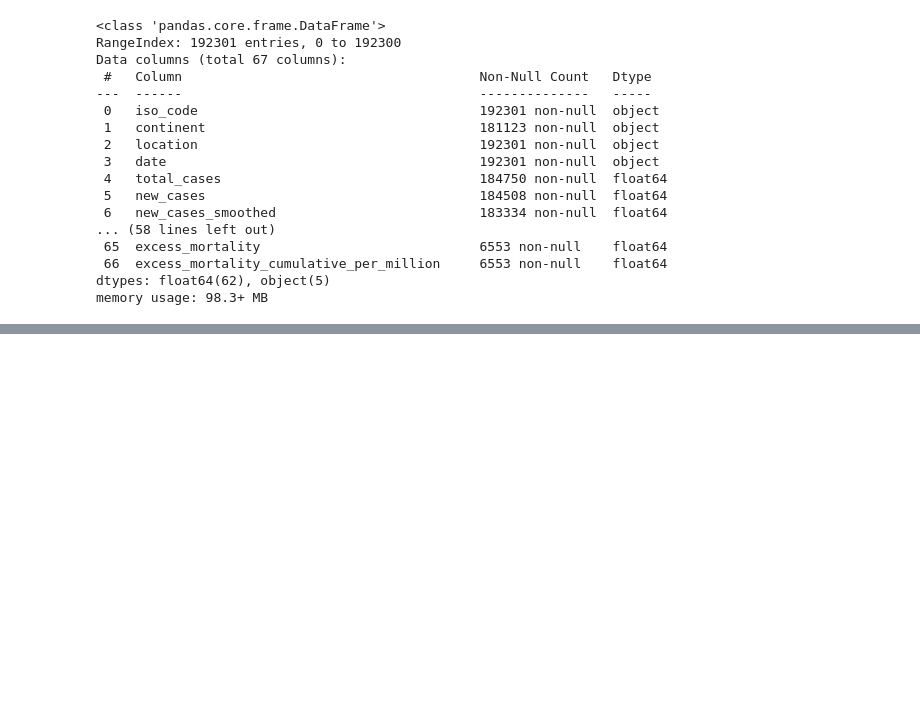
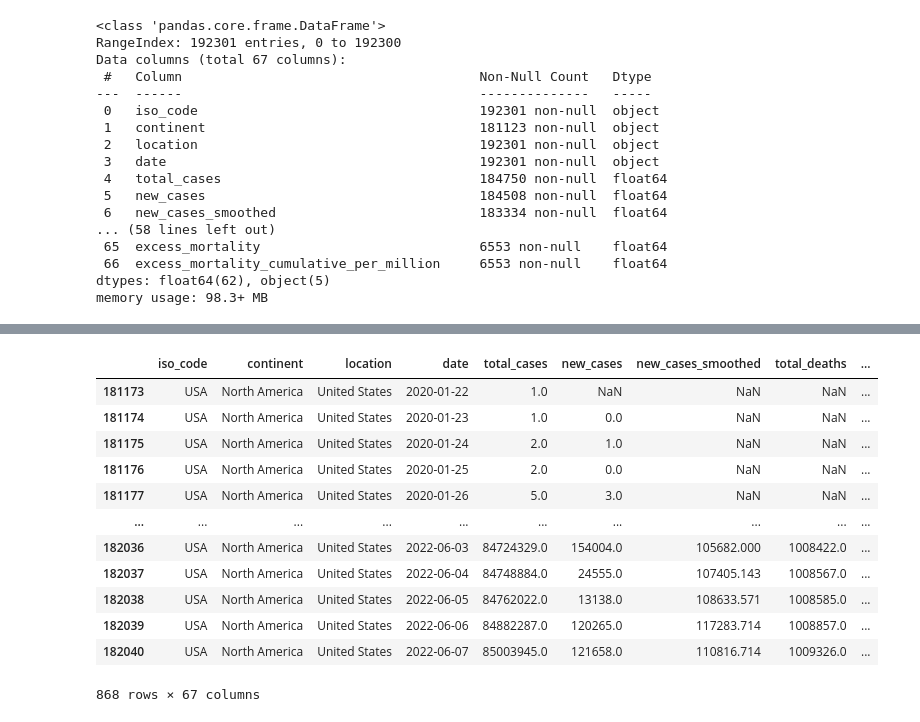
Before and after one commit to KimHyoJun99/LIKELION_AI, a Jupyter notebook: Data_TIL/EDA/EDA_covid.ipynb, the cells around one changed output, grey strips where cells are left out. Cells and saved outputs as stored; diff of their text form; code cells hidden in the pictures; blank space fills up the shorter version.

```diff
--- a/Data_TIL/EDA/EDA_covid.ipynb
+++ b/Data_TIL/EDA/EDA_covid.ipynb
@@ -44,0 +117,17 @@ memory usage: 98.3+ MB
+# %%
+df_USA = df[df["iso_code"] == "USA"]
+df_USA
+# %% [output]
+|  | iso_code | continent | location | date | total_cases | new_cases | new_cases_smoothed | total_deaths | ... |
+| 181173 | USA | North America | United States | 2020-01-22 | 1.0 | NaN | NaN | NaN | ... |
+| 181174 | USA | North America | United States | 2020-01-23 | 1.0 | 0.0 | NaN | NaN | ... |
+| 181175 | USA | North America | United States | 2020-01-24 | 2.0 | 1.0 | NaN | NaN | ... |
+| 181176 | USA | North America | United States | 2020-01-25 | 2.0 | 0.0 | NaN | NaN | ... |
+| 181177 | USA | North America | United States | 2020-01-26 | 5.0 | 3.0 | NaN | NaN | ... |
+| ... | ... | ... | ... | ... | ... | ... | ... | ... | ... |
+| 182036 | USA | North America | United States | 2022-06-03 | 84724329.0 | 154004.0 | 105682.000 | 1008422.0 | ... |
+| 182037 | USA | North America | United States | 2022-06-04 | 84748884.0 | 24555.0 | 107405.143 | 1008567.0 | ... |
+| 182038 | USA | North America | United States | 2022-06-05 | 84762022.0 | 13138.0 | 108633.571 | 1008585.0 | ... |
+| 182039 | USA | North America | United States | 2022-06-06 | 84882287.0 | 120265.0 | 117283.714 | 1008857.0 | ... |
+| 182040 | USA | North America | United States | 2022-06-07 | 85003945.0 | 121658.0 | 110816.714 | 1009326.0 | ... |
+868 rows × 67 columns
```
Also changed, not shown: parts of 6 cells of this notebook.
